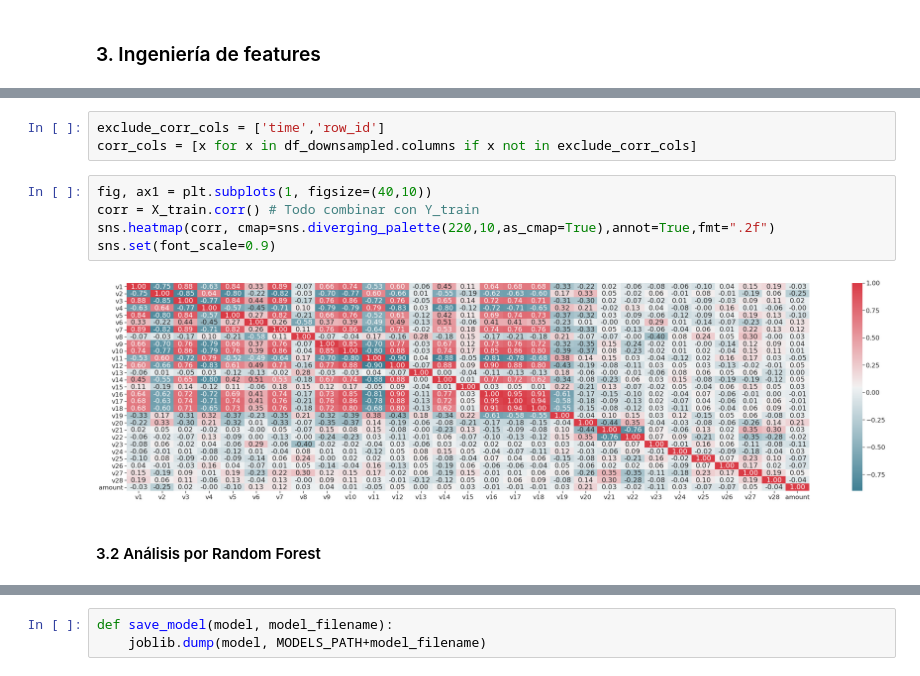
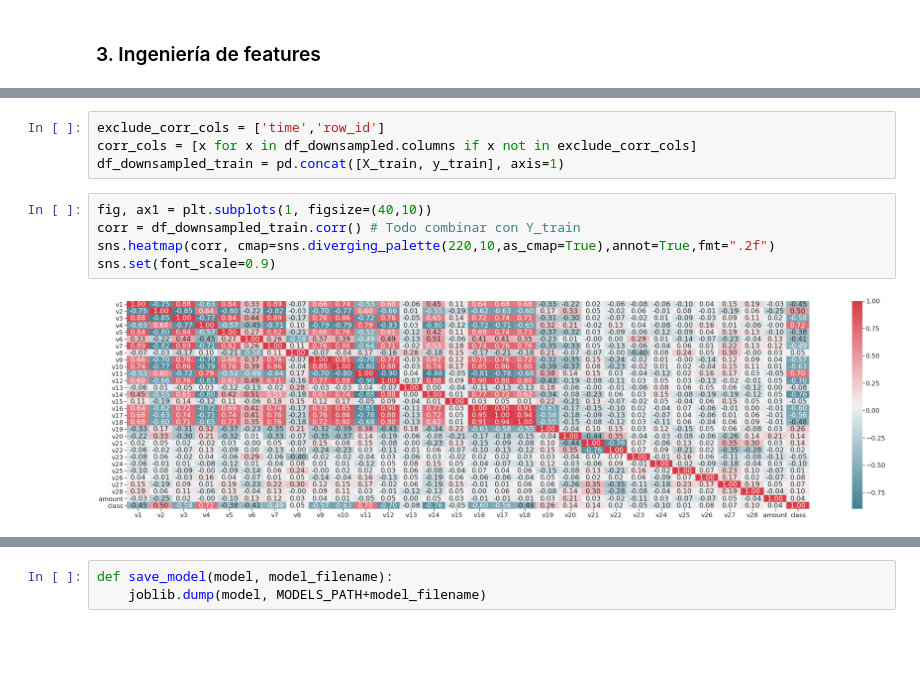
Before and after one commit to nhorro/ceai2020, a Jupyter notebook: machine_learning_1/trabajo_integrador/notebooks/02 - Model Development.ipynb, the cells around one changed output, grey strips where cells are left out. Cells and saved outputs as stored; diff of their text form; blank space fills up the shorter version.

```diff
--- a/machine_learning_1/trabajo_integrador/notebooks/02 - Model Development.ipynb
+++ b/machine_learning_1/trabajo_integrador/notebooks/02 - Model Development.ipynb
@@ -210,12 +245,11 @@ Plot-box de las variables mas correlacionadas con la salida.
 # %%
 exclude_corr_cols = ['time','row_id']
 corr_cols = [x for x in df_downsampled.columns if x not in exclude_corr_cols]
+df_downsampled_train = pd.concat([X_train, y_train], axis=1)
 # %%
 fig, ax1 = plt.subplots(1, figsize=(40,10))
-corr = X_train.corr() # Todo combinar con Y_train
+corr = df_downsampled_train.corr() # Todo combinar con Y_train
 sns.heatmap(corr, cmap=sns.diverging_palette(220,10,as_cmap=True),annot=True,fmt=".2f")
 sns.set(font_scale=0.9)
 # %% [output]
-[figure, old version]
+[figure, new version]
-# %% [markdown]
-#### 3.2 Análisis por Random Forest
```
Also changed, not shown: parts of 33 cells of this notebook, 5 other files.
